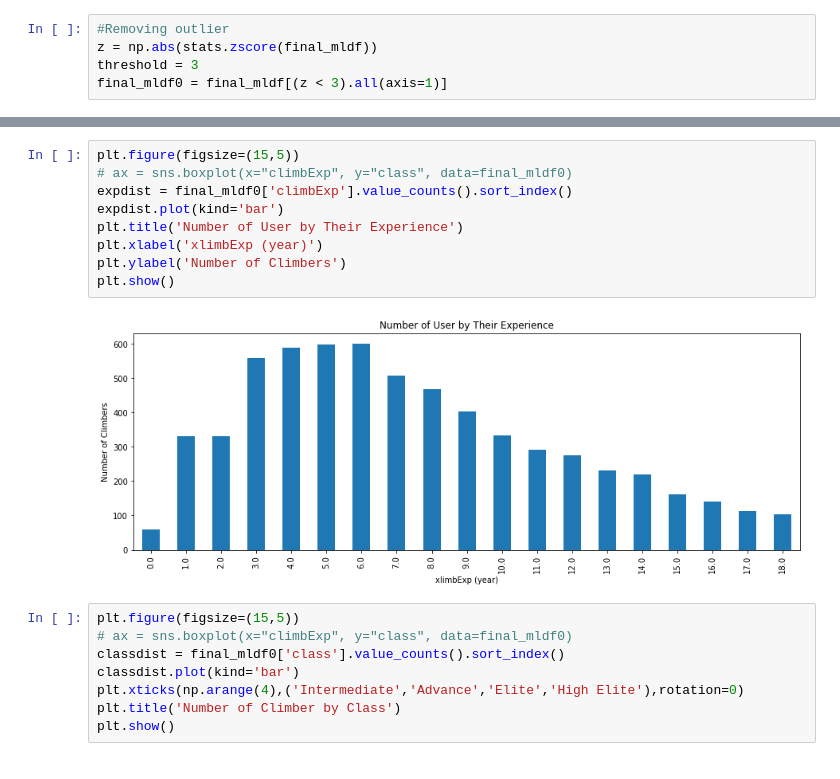
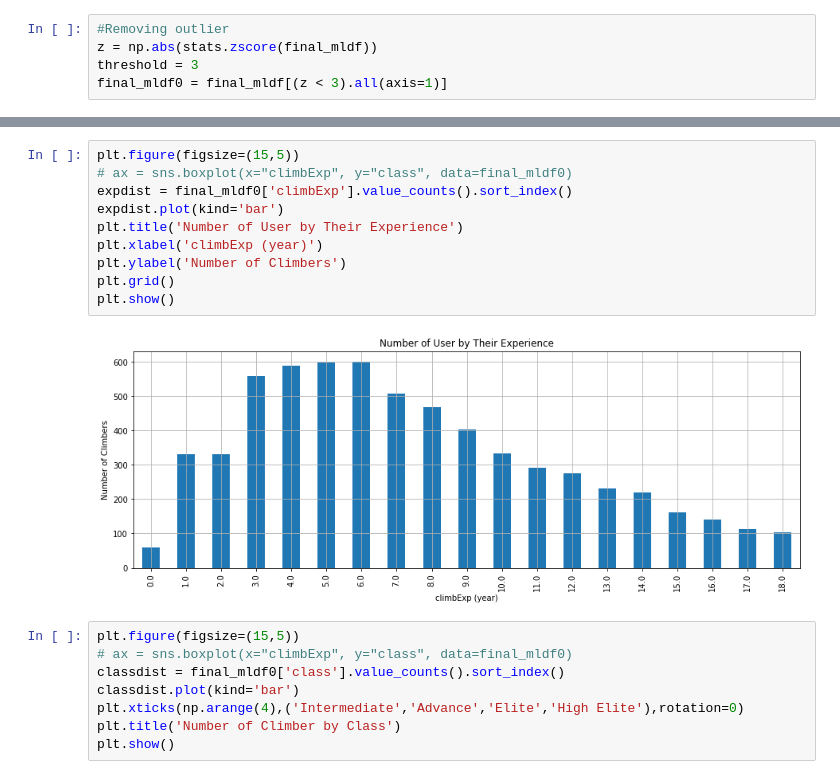
Before and after one commit to Godlob/climbLogbook_dataVisualization, a Jupyter notebook: user.ipynb, the cells around one changed output, grey strips where cells are left out. Cells and saved outputs as stored; diff of their text form.

```diff
--- a/user.ipynb
+++ b/user.ipynb
@@ -354,14 +334,15 @@ plt.show()
 # %%
 plt.figure(figsize=(15,5))
 # ax = sns.boxplot(x="climbExp", y="class", data=final_mldf0)
 expdist = final_mldf0['climbExp'].value_counts().sort_index()
 expdist.plot(kind='bar')
 plt.title('Number of User by Their Experience')
-plt.xlabel('xlimbExp (year)')
+plt.xlabel('climbExp (year)')
 plt.ylabel('Number of Climbers')
+plt.grid()
 plt.show()
 # %% [output]
-[figure, old version]
+[figure, new version]
 # %%
 plt.figure(figsize=(15,5))
 # ax = sns.boxplot(x="climbExp", y="class", data=final_mldf0)
```
Also changed, not shown: parts of 13 cells of this notebook.
